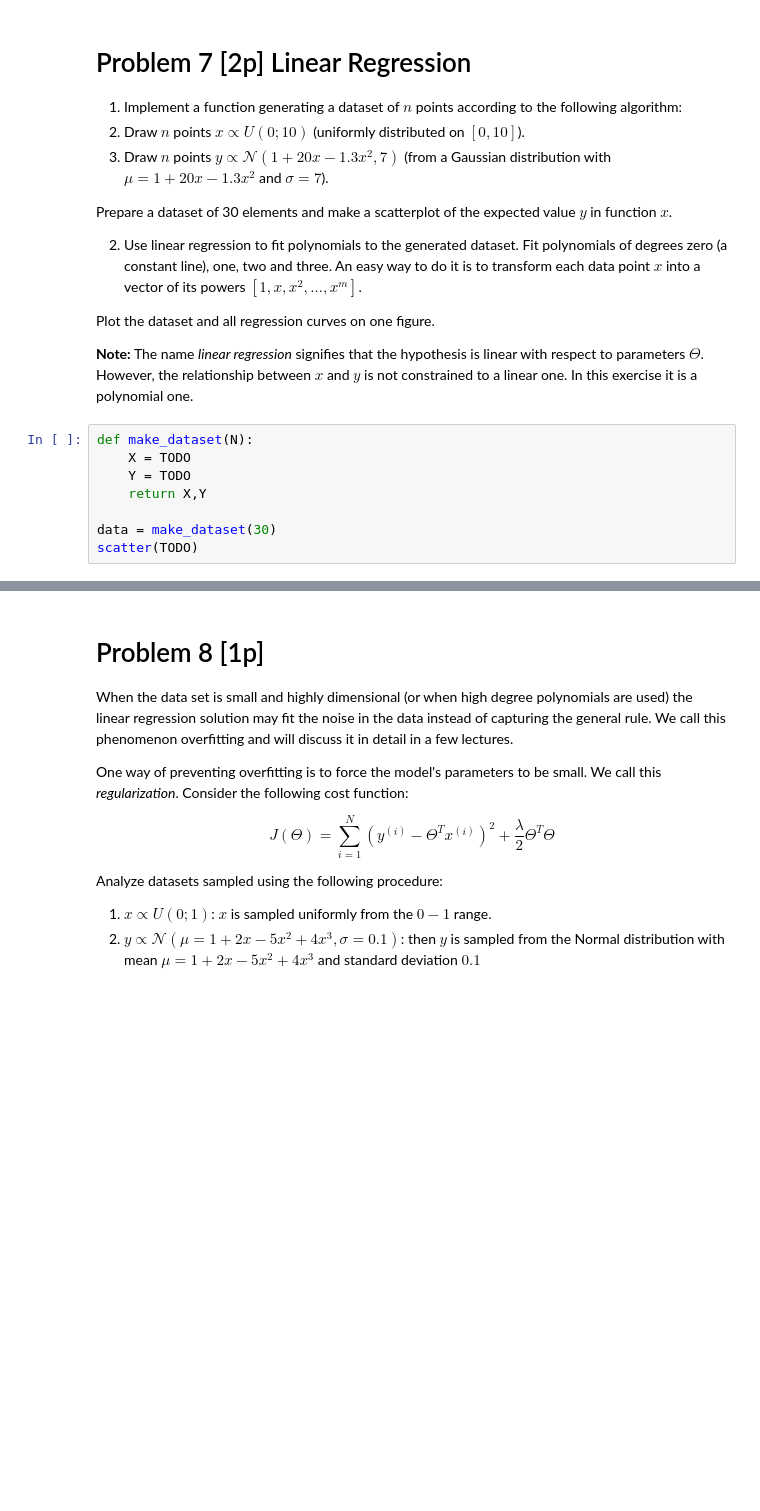
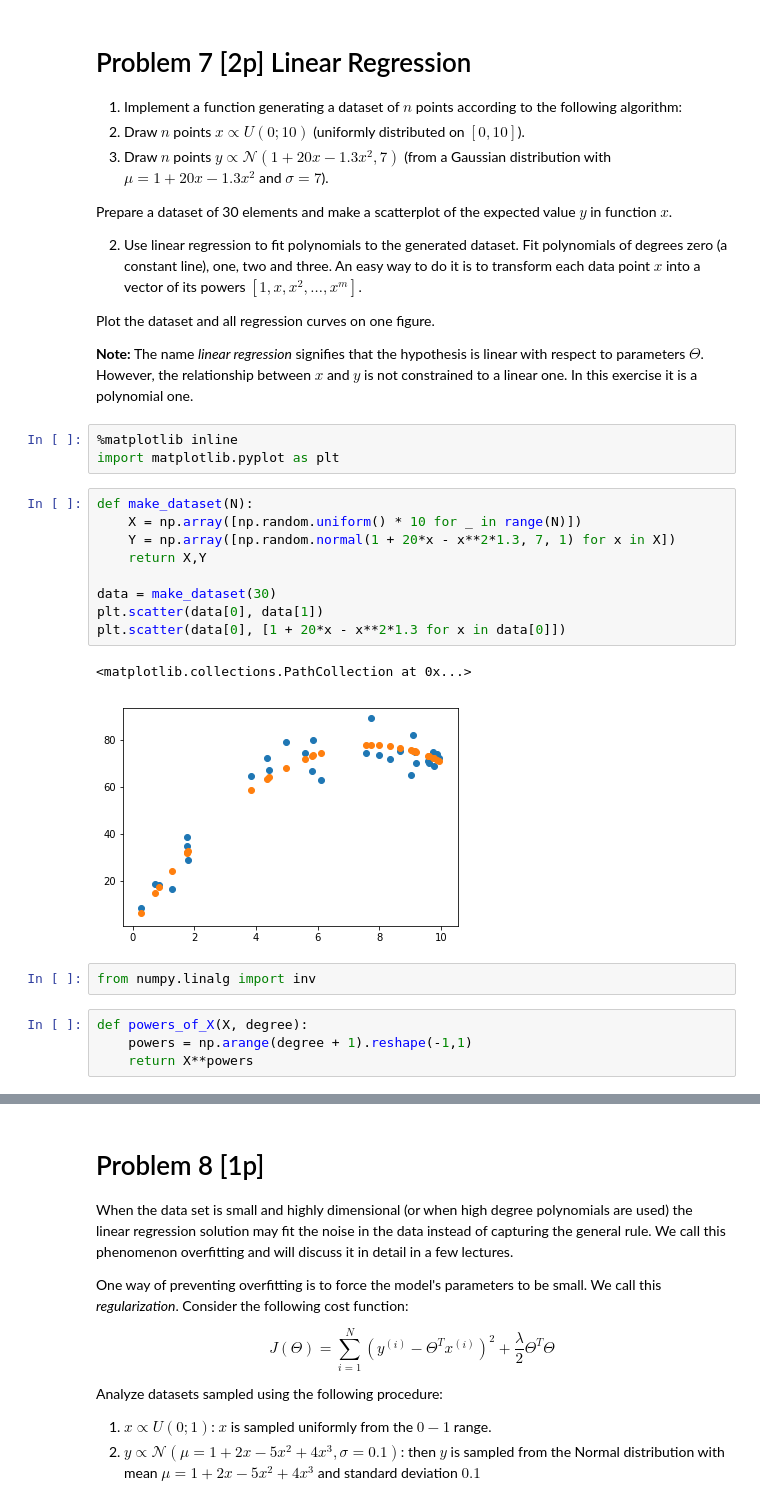
Before and after one commit to aczeszejko-sochacki/nn_assignments, a Jupyter notebook: assignment2/Assignment2.ipynb, the cells around one changed output, grey strips where cells are left out. Saved outputs shown, nothing was run; the diff lists cells and outputs as text; blank space fills up the shorter version.

```diff
--- a/assignment2/Assignment2.ipynb
+++ b/assignment2/Assignment2.ipynb
@@ -458,11 +480,24 @@ Find the following functions' gradients or Jacobians with respect to vector $\ma
   hypothesis is linear with respect to parameters $\Theta$.
   However, the relationship between $x$ and $y$ is not constrained
   to a linear one. In this exercise it is a polynomial one.
-# %%
-def make_dataset(N):
-    X = TODO
-    Y = TODO
-    return X,Y
-
-data = make_dataset(30)
-scatter(TODO)
+# %%
+%matplotlib inline
+import matplotlib.pyplot as plt
+# %%
+def make_dataset(N):
+    X = np.array([np.random.uniform() * 10 for _ in range(N)])
+    Y = np.array([np.random.normal(1 + 20*x - x**2*1.3, 7, 1) for x in X])
+    return X,Y
+
+data = make_dataset(30)
+plt.scatter(data[0], data[1])
+plt.scatter(data[0], [1 + 20*x - x**2*1.3 for x in data[0]])
+# %% [output]
+<matplotlib.collections.PathCollection at 0x...>
+[figure, added]
+# %%
+from numpy.linalg import inv
+# %%
+def powers_of_X(X, degree):
+    powers = np.arange(degree + 1).reshape(-1,1)
+    return X**powers
```
Also changed, not shown: parts of 9 cells of this notebook.
